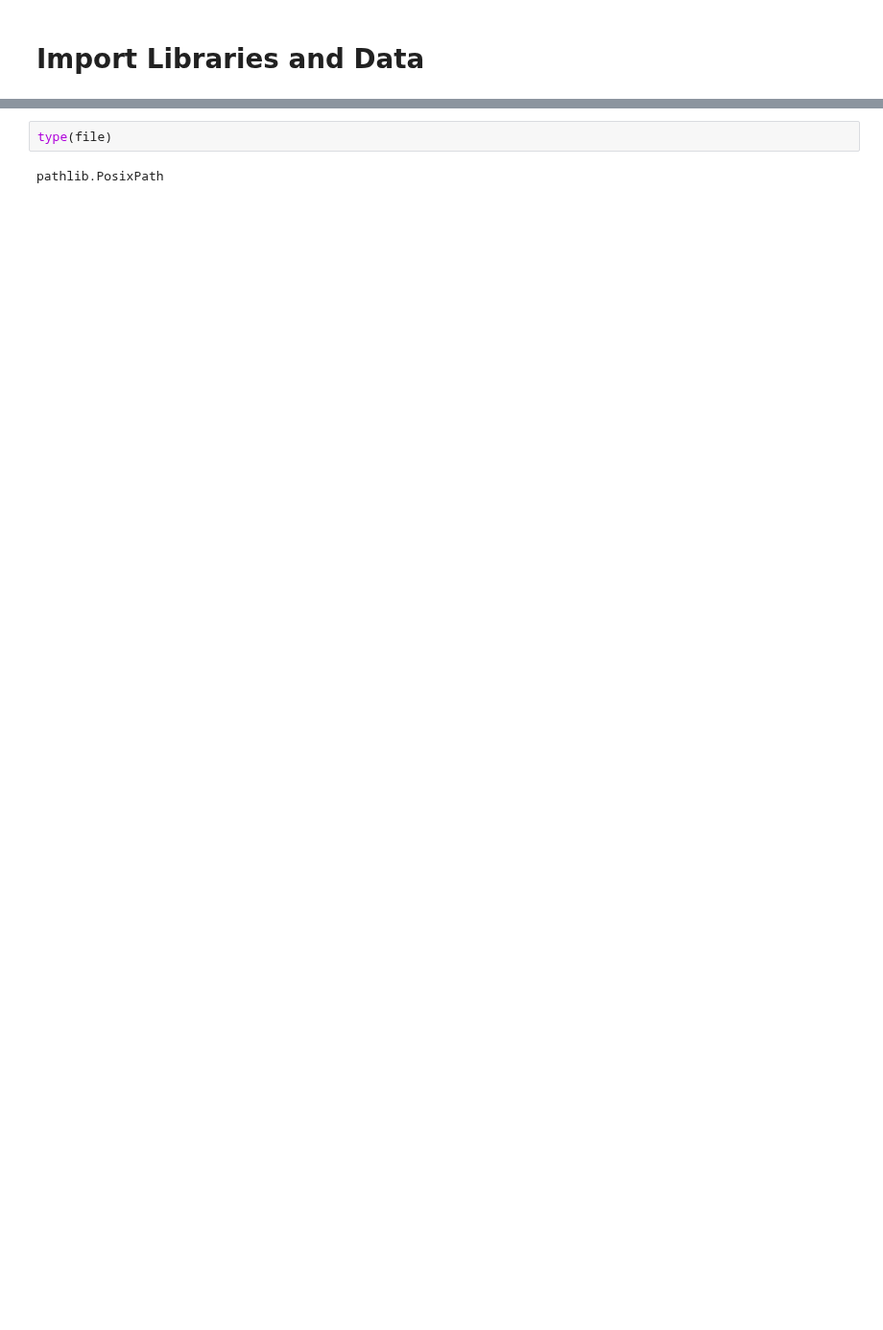
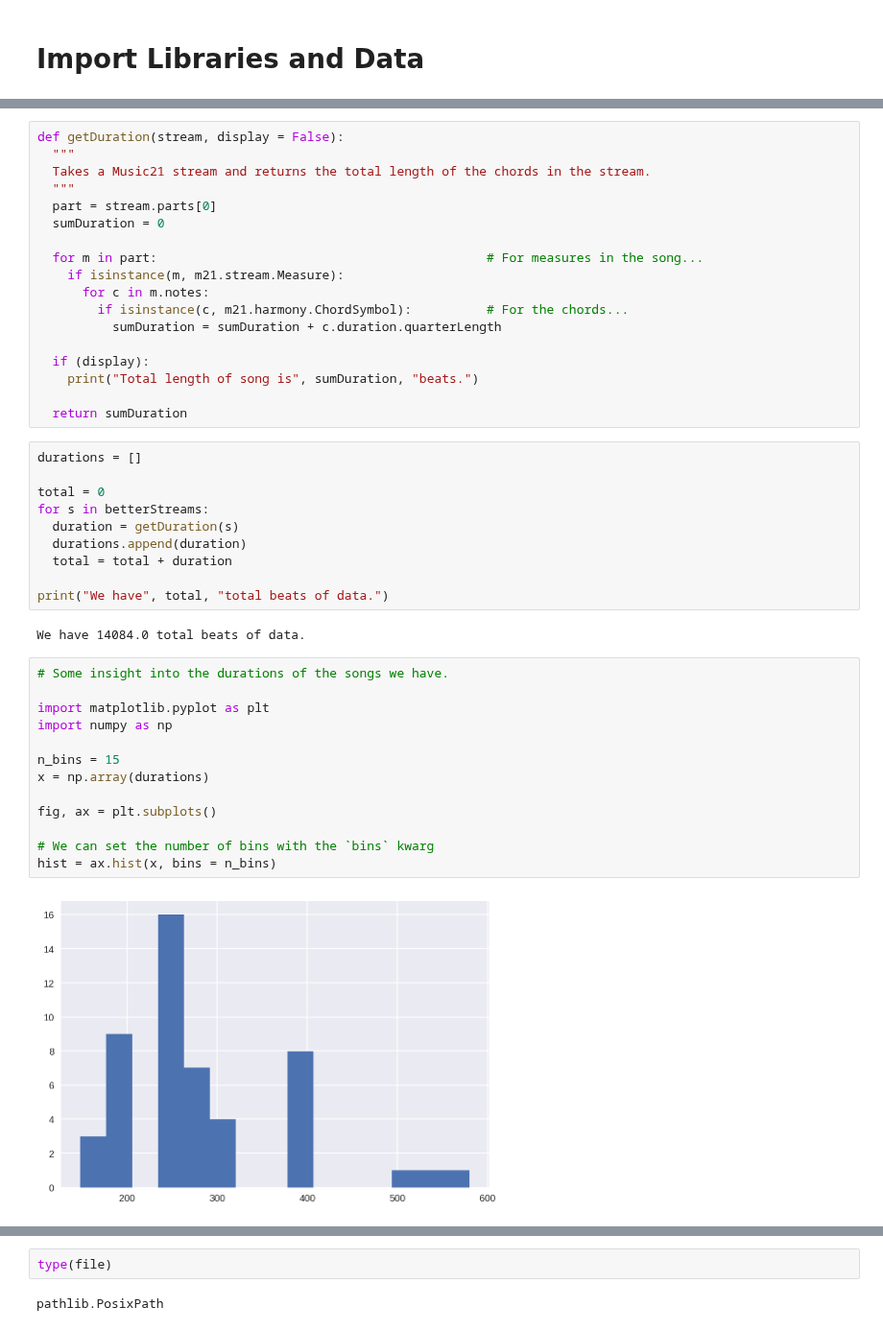
Before and after one commit to Benendead/DandyHacks2018_LSTMjazz, a Jupyter notebook: LSTMjazz.ipynb, the cells around one changed output, grey strips where cells are left out. Shown at 96% size. Drawn from its saved outputs; the diff is of its cells as text; blank space fills up the shorter version.

Commit message:
Updated version of the data processing notebook

```diff
--- a/LSTMjazz.ipynb
+++ b/LSTMjazz.ipynb
@@ -245,0 +173,45 @@ pathlib.PosixPath
+# %%
+def getDuration(stream, display = False):
+  """
+  Takes a Music21 stream and returns the total length of the chords in the stream.
+  """
+  part = stream.parts[0]
+  sumDuration = 0
+
+  for m in part:                                            # For measures in the song...
+    if isinstance(m, m21.stream.Measure):
+      for c in m.notes:
+        if isinstance(c, m21.harmony.ChordSymbol):          # For the chords...
+          sumDuration = sumDuration + c.duration.quarterLength
+
+  if (display):
+    print("Total length of song is", sumDuration, "beats.")
+
+  return sumDuration
+# %%
+durations = []
+
+total = 0
+for s in betterStreams:
+  duration = getDuration(s)
+  durations.append(duration)
+  total = total + duration
+
+print("We have", total, "total beats of data.")
+# %% [output]
+We have 14084.0 total beats of data.
+# %%
+# Some insight into the durations of the songs we have.
+
+import matplotlib.pyplot as plt
+import numpy as np
+
+n_bins = 15
+x = np.array(durations)
+
+fig, ax = plt.subplots()
+
+# We can set the number of bins with the `bins` kwarg
+hist = ax.hist(x, bins = n_bins)
+# %% [output]
+[figure, added]
```
Also changed, not shown: parts of 32 cells of this notebook.
